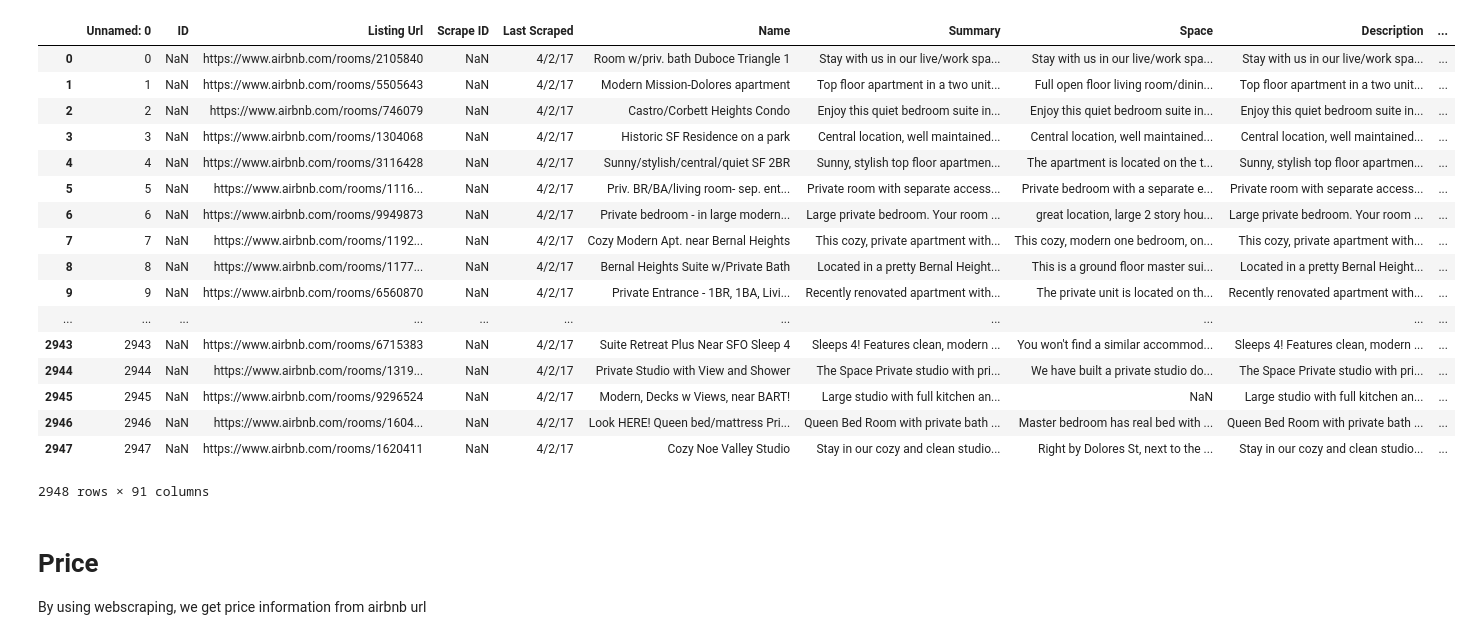
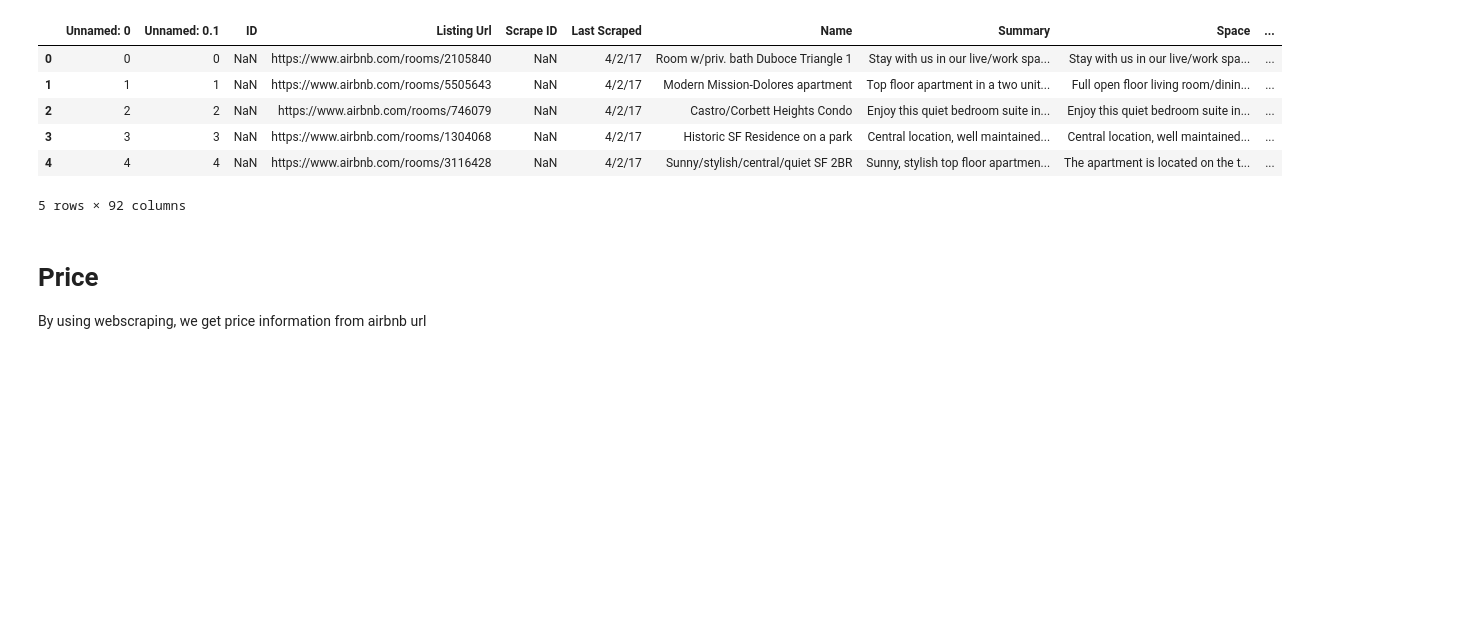
Before and after one commit to yemilyou/airbnb-price, a Jupyter notebook: 2._Data_Cleansing_-_Web_Scraping__Price_.ipynb, the cells around one changed output. Saved outputs shown, nothing was run; the diff lists cells and outputs as text; code cells hidden in the pictures; blank space fills up the shorter version.

```diff
--- a/2._Data_Cleansing_-_Web_Scraping__Price_.ipynb
+++ b/2._Data_Cleansing_-_Web_Scraping__Price_.ipynb
@@ -1,31 +1,20 @@
 # %%
 import pandas as pd
 import requests # The requests library
 import bs4 as bs # BeautifulSoup4 is a Python library
 from collections import Counter
 import re
 
-df = pd.read_csv('data/clean-airbnb.csv',sep='\t')
-df
+df = pd.read_csv('clean-airbnb.csv',sep='\t')
+df.head()
 # %% [output]
-|  | Unnamed: 0 | ID | Listing Url | Scrape ID | Last Scraped | Name | Summary | Space | Description | ... |
-| 0 | 0 | NaN | https://www.airbnb.com/rooms/2105840 | NaN | 4/2/17 | Room w/priv. bath Duboce Triangle 1 | Stay with us in our live/work spa... | Stay with us in our live/work spa... | Stay with us in our live/work spa... | ... |
-| 1 | 1 | NaN | https://www.airbnb.com/rooms/5505643 | NaN | 4/2/17 | Modern Mission-Dolores apartment | Top floor apartment in a two unit... | Full open floor living room/dinin... | Top floor apartment in a two unit... | ... |
-| 2 | 2 | NaN | https://www.airbnb.com/rooms/746079 | NaN | 4/2/17 | Castro/Corbett Heights Condo | Enjoy this quiet bedroom suite in... | Enjoy this quiet bedroom suite in... | Enjoy this quiet bedroom suite in... | ... |
-| 3 | 3 | NaN | https://www.airbnb.com/rooms/1304068 | NaN | 4/2/17 | Historic SF Residence on a park | Central location, well maintained... | Central location, well maintained... | Central location, well maintained... | ... |
-| 4 | 4 | NaN | https://www.airbnb.com/rooms/3116428 | NaN | 4/2/17 | Sunny/stylish/central/quiet SF 2BR | Sunny, stylish top floor apartmen... | The apartment is located on the t... | Sunny, stylish top floor apartmen... | ... |
-| 5 | 5 | NaN | https://www.airbnb.com/rooms/1116... | NaN | 4/2/17 | Priv. BR/BA/living room- sep. ent... | Private room with separate access... | Private bedroom with a separate e... | Private room with separate access... | ... |
-| 6 | 6 | NaN | https://www.airbnb.com/rooms/9949873 | NaN | 4/2/17 | Private bedroom - in large modern... | Large private bedroom. Your room ... | great location, large 2 story hou... | Large private bedroom. Your room ... | ... |
-| 7 | 7 | NaN | https://www.airbnb.com/rooms/1192... | NaN | 4/2/17 | Cozy Modern Apt. near Bernal Heights | This cozy, private apartment with... | This cozy, modern one bedroom, on... | This cozy, private apartment with... | ... |
-| 8 | 8 | NaN | https://www.airbnb.com/rooms/1177... | NaN | 4/2/17 | Bernal Heights Suite w/Private Bath | Located in a pretty Bernal Height... | This is a ground floor master sui... | Located in a pretty Bernal Height... | ... |
-| 9 | 9 | NaN | https://www.airbnb.com/rooms/6560870 | NaN | 4/2/17 | Private Entrance - 1BR, 1BA, Livi... | Recently renovated apartment with... | The private unit is located on th... | Recently renovated apartment with... | ... |
-| ... | ... | ... | ... | ... | ... | ... | ... | ... | ... | ... |
-| 2943 | 2943 | NaN | https://www.airbnb.com/rooms/6715383 | NaN | 4/2/17 | Suite Retreat Plus Near SFO Sleep 4 | Sleeps 4! Features clean, modern ... | You won't find a similar accommod... | Sleeps 4! Features clean, modern ... | ... |
-| 2944 | 2944 | NaN | https://www.airbnb.com/rooms/1319... | NaN | 4/2/17 | Private Studio with View and Shower | The Space Private studio with pri... | We have built a private studio do... | The Space Private studio with pri... | ... |
-| 2945 | 2945 | NaN | https://www.airbnb.com/rooms/9296524 | NaN | 4/2/17 | Modern, Decks w Views, near BART! | Large studio with full kitchen an... | NaN | Large studio with full kitchen an... | ... |
-| 2946 | 2946 | NaN | https://www.airbnb.com/rooms/1604... | NaN | 4/2/17 | Look HERE! Queen bed/mattress Pri... | Queen Bed Room with private bath ... | Master bedroom has real bed with ... | Queen Bed Room with private bath ... | ... |
-| 2947 | 2947 | NaN | https://www.airbnb.com/rooms/1620411 | NaN | 4/2/17 | Cozy Noe Valley Studio | Stay in our cozy and clean studio... | Right by Dolores St, next to the ... | Stay in our cozy and clean studio... | ... |
+|  | Unnamed: 0 | Unnamed: 0.1 | ID | Listing Url | Scrape ID | Last Scraped | Name | Summary | Space | ... |
+| 0 | 0 | 0 | NaN | https://www.airbnb.com/rooms/2105840 | NaN | 4/2/17 | Room w/priv. bath Duboce Triangle 1 | Stay with us in our live/work spa... | Stay with us in our live/work spa... | ... |
+| 1 | 1 | 1 | NaN | https://www.airbnb.com/rooms/5505643 | NaN | 4/2/17 | Modern Mission-Dolores apartment | Top floor apartment in a two unit... | Full open floor living room/dinin... | ... |
+| 2 | 2 | 2 | NaN | https://www.airbnb.com/rooms/746079 | NaN | 4/2/17 | Castro/Corbett Heights Condo | Enjoy this quiet bedroom suite in... | Enjoy this quiet bedroom suite in... | ... |
+| 3 | 3 | 3 | NaN | https://www.airbnb.com/rooms/1304068 | NaN | 4/2/17 | Historic SF Residence on a park | Central location, well maintained... | Central location, well maintained... | ... |
+| 4 | 4 | 4 | NaN | https://www.airbnb.com/rooms/3116428 | NaN | 4/2/17 | Sunny/stylish/central/quiet SF 2BR | Sunny, stylish top floor apartmen... | The apartment is located on the t... | ... |
-2948 rows × 91 columns
+5 rows × 92 columns
 # %% [markdown]
 # Price
 By using webscraping, we get price information from airbnb url
```
Also changed, not shown: 1 other file.
